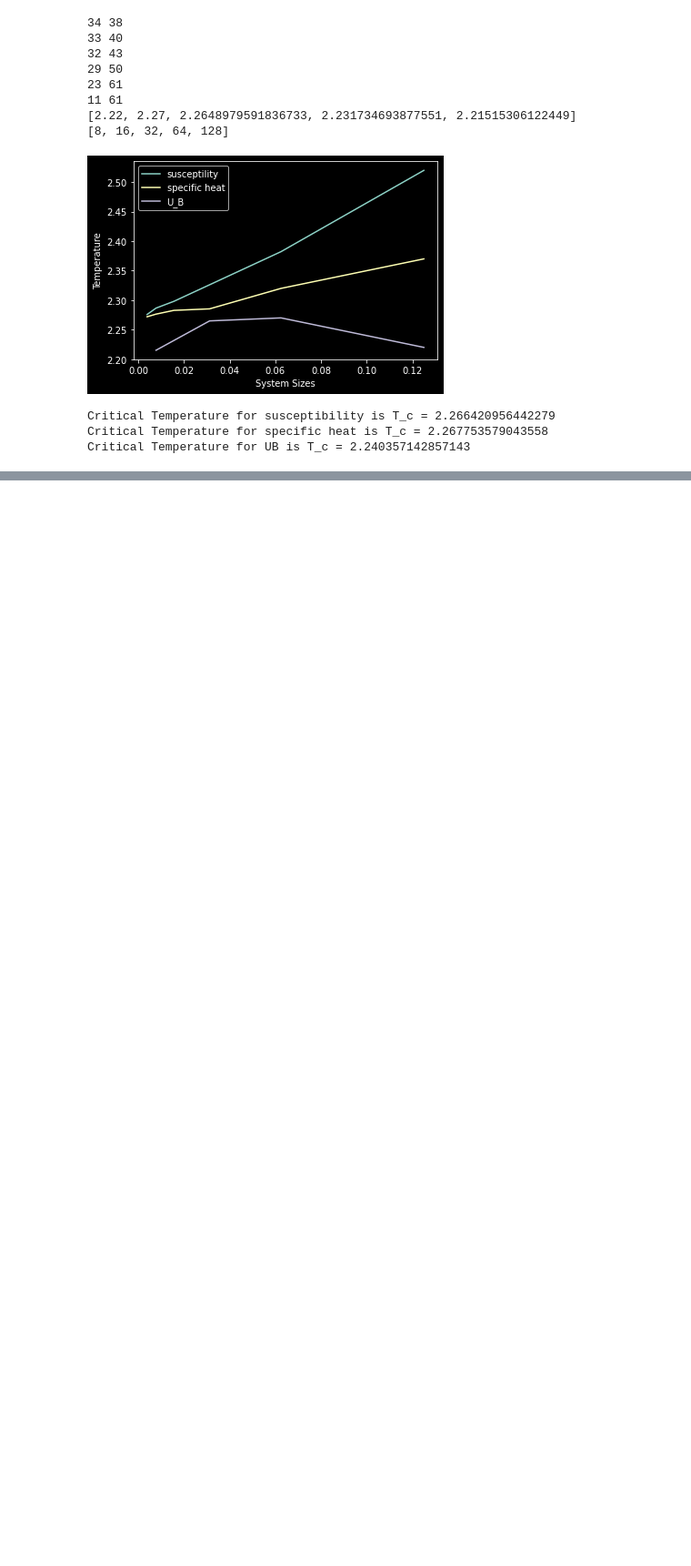
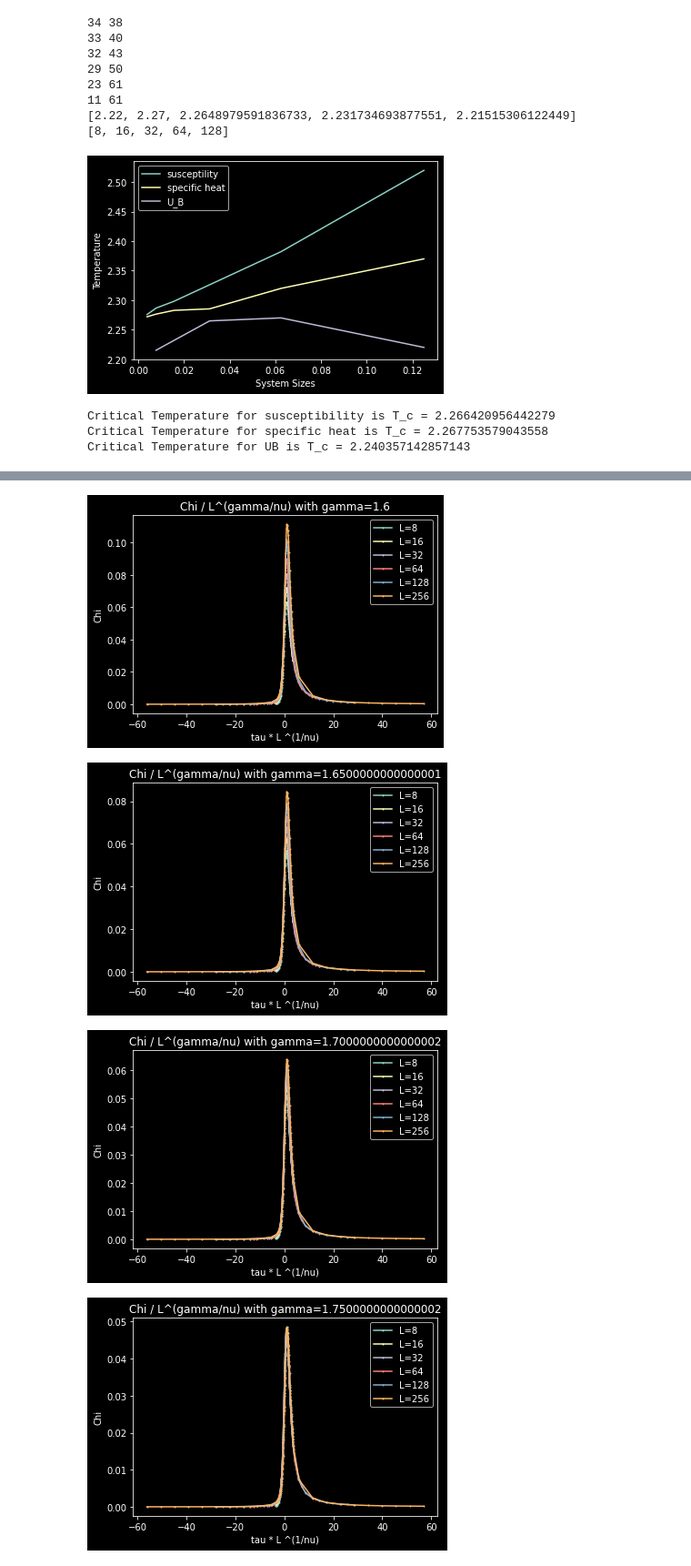
Before and after one commit to climbingfreak/compMBP, a Jupyter notebook: tutorial_03/finite_size_scaling.ipynb, the cells around one changed output, grey strips where cells are left out. Shown at 91% size. Drawn from its saved outputs; the diff is of its cells as text; code cells hidden in the pictures; blank space fills up the shorter version.

```diff
--- a/tutorial_03/finite_size_scaling.ipynb
+++ b/tutorial_03/finite_size_scaling.ipynb
@@ -145,0 +222,28 @@ Critical Temperature for UB is T_c = 2.240357142857143
+# %%
+# f) gamma
+
+gammas=np.arange(1.6, 1.9, 0.05)
+
+for gamma in gammas:
+    plt.figure()
+    plt.title("Chi / L^(gamma/nu) with gamma={}".format(gamma))
+
+    for L in data['Ls']:
+        taus = (data[L]['Ts'] - T_c1) / T_c1
+        Chis = data[L]['chi'][:,0]
+
+        plt.plot(taus*L**(1./NU), Chis/L**(gamma/NU), "o-", markersize=1,label="L={}".format(L))
+
+    plt.legend()
+    plt.xlabel("tau * L ^(1/nu)")
+    plt.ylabel("Chi")
+
+plt.show()
+
+#Result from Plot
+GAMMA = 1.75
+# %% [output]
+[figure, added]
+[figure, added]
+[figure, added]
+[figure, added]
```
Also changed, not shown: parts of 5 cells of this notebook, 1 other file.
